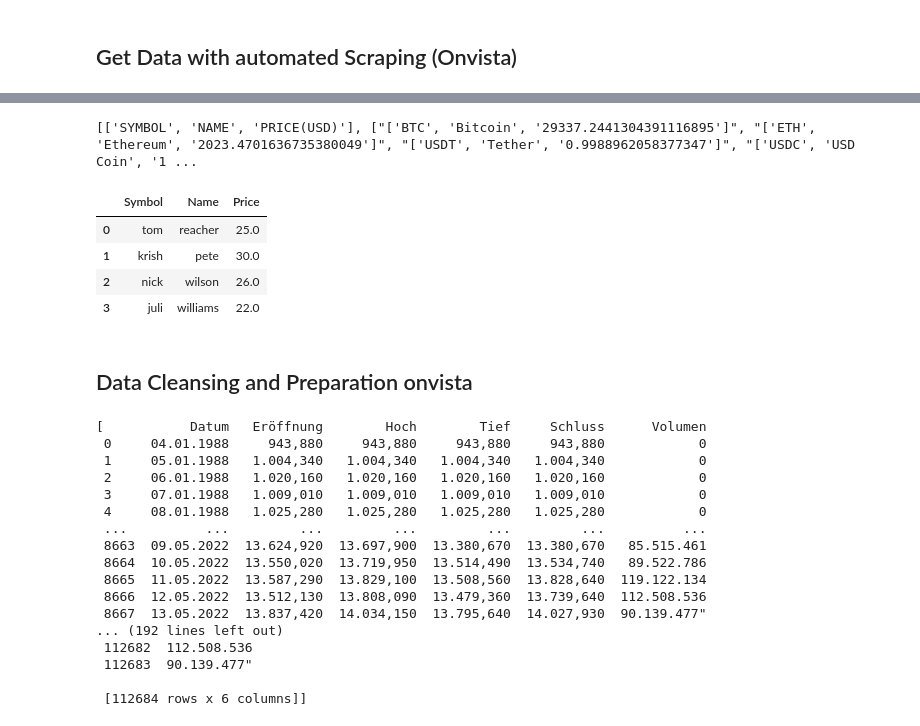
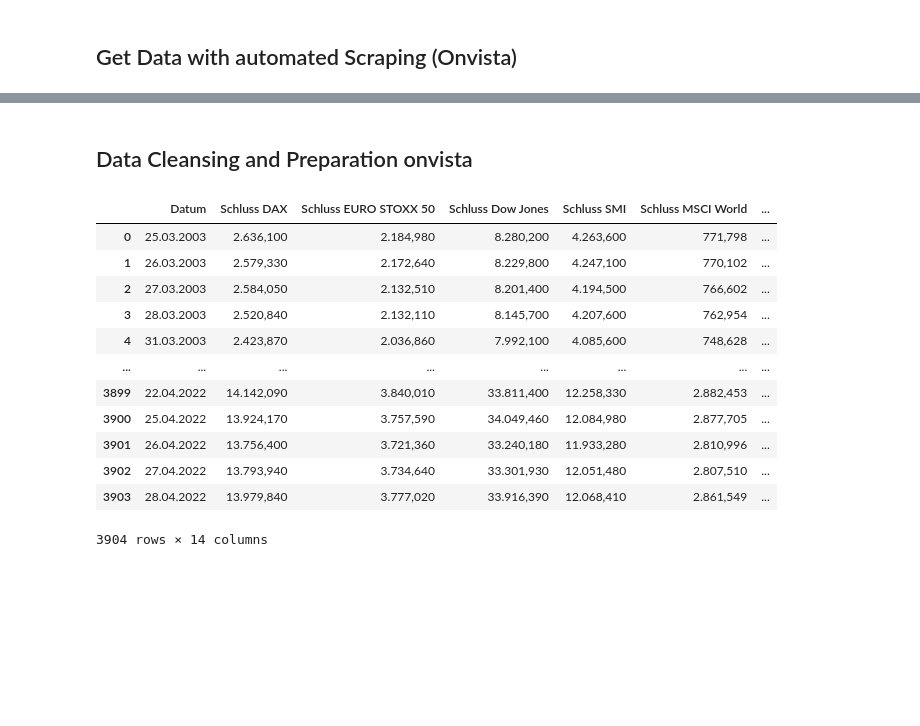
Before and after one commit to SvenKonermann/DataScience, a Jupyter notebook: onvista_Webscraping_ADS_Project.ipynb, the cells around one changed output, grey strips where cells are left out. Saved outputs shown, nothing was run; the diff lists cells and outputs as text; code cells hidden in the pictures; blank space fills up the shorter version.

```diff
--- a/onvista_Webscraping_ADS_Project.ipynb
+++ b/onvista_Webscraping_ADS_Project.ipynb
@@ -131,67 +88,48 @@ with open('crypto.csv','w',encoding='UTF8', newline='') as f:
-# %%
-import csv
-
-with open('crypto.csv', newline='',) as f:
-    reader = csv.reader(f)
-    data = list(reader)
-
-print(data)
-
-# import pandas as pd
-import pandas as pd
-
-#Liste muss in diesem Format dargestellt werden können.
-# List1
-lst = [['tom', 'reacher', 25], ['krish', 'pete', 30],
-       ['nick', 'wilson', 26], ['juli', 'williams', 22]]
-
-df = pd.DataFrame(lst, columns =['Symbol', 'Name', 'Price'], dtype = float)
-df
-# %% [output]
-[['SYMBOL', 'NAME', 'PRICE(USD)'], ["['BTC', 'Bitcoin', '29337.2441304391116895']", "['ETH', 'Ethereum', '2023.4701636735380049']", "['USDT', 'Tether', '0.9988962058377347']", "['USDC', 'USD Coin', '1 ...
-|  | Symbol | Name | Price |
-| 0 | tom | reacher | 25.0 |
-| 1 | krish | pete | 30.0 |
-| 2 | nick | wilson | 26.0 |
-| 3 | juli | williams | 22.0 |
 # %% [markdown]
 ## Data Cleansing and Preparation onvista
 # %%
 # Load the libraries
 import pandas as pd
 import numpy as np
 import matplotlib.pyplot as plt
 import seaborn as sns
 plt.style.use('seaborn-whitegrid')
 %matplotlib inline
-IndexListe= ["DAX", "EURO STOXX 50", "Dow Jones",  "SMI", "MSCI World", "FTSE", "ATX", "SDAX", "Tec DAX", "NASDAQ 100", "Nikkei", "Hang Song", "SHANGHAI STOCK EXCHANGE B SHARES"]
+IndexListe= ["DAX", "EURO STOXX 50", "Dow Jones",  "SMI", "MSCI World", "FTSE", "ATX", "SDAX", "Tec DAX", "NASDAQ 100", "Nikkei", "Hang Seng", "SHANGHAI STOCK EXCHANGE B SHARES"]
 Indexdf= ["dfDAX", "dfEURO STOXX 50", "dfDow Jones",  "dfSMI", "dfMSCI World", "dfFTSE", "dfATX", "dfSDAX", "dfTec DAX", "dfNASDAQ 100", "dfNikkei", "dfHang Song", "dfSHANGHAI STOCK EXCHANGE B SHARES"]
 x=0
 while x < len(IndexListe):
-    Indexdf[x]= pd.read_csv(IndexListe[x]+".csv", delimiter=' ', header=None, skiprows=2, names=['Datum','Eröffnung','Hoch','Tief','Schluss','Volumen'], index_col=False)
+    Indexdf[x]= pd.read_csv(IndexListe[x]+".csv", delimiter=' ', header=None, skiprows=2, names=['Datum','Eröffnung','Hoch','Tief','Schluss '+ IndexListe[x],'Volumen'], index_col=False)
+    Indexdf[x]=pd.DataFrame(Indexdf[x])
+    Indexdf[x].drop(columns=['Eröffnung','Hoch','Tief','Volumen'], inplace=True)
     x+=1
-#pd.read_csv('Finanzdaten.csv', index_col=False)
-#df = pd.DataFrame(text)
+
+x=1
+result=Indexdf[0]
+while x < len(IndexListe):
+    result=pd.merge(result, Indexdf[x], how="inner", on="Datum")
+    x+=1
+
+result.to_csv("Indizes.csv")
+result
+
 #df
+#result=pd.concat([Indexdf[0], Indexdf[1]], axis=1)
+#result=Indexdf[0].append([Indexdf[1], Indexdf[2], Indexdf[3], Indexdf[4], Indexdf[5], Indexdf[6], Indexdf[7], Indexdf[8], Indexdf[9], Indexdf[10], Indexdf[11], Indexdf[12]])
 
+#result = result.dropna()
 # Show the content of the dataframe:
-
-Indexdf
 # %% [output]
+|  | Datum | Schluss DAX | Schluss EURO STOXX 50 | Schluss Dow Jones | Schluss SMI | Schluss MSCI World | ... |
+| 0 | 25.03.2003 | 2.636,100 | 2.184,980 | 8.280,200 | 4.263,600 | 771,798 | ... |
+| 1 | 26.03.2003 | 2.579,330 | 2.172,640 | 8.229,800 | 4.247,100 | 770,102 | ... |
+| 2 | 27.03.2003 | 2.584,050 | 2.132,510 | 8.201,400 | 4.194,500 | 766,602 | ... |
+| 3 | 28.03.2003 | 2.520,840 | 2.132,110 | 8.145,700 | 4.207,600 | 762,954 | ... |
+| 4 | 31.03.2003 | 2.423,870 | 2.036,860 | 7.992,100 | 4.085,600 | 748,628 | ... |
+| ... | ... | ... | ... | ... | ... | ... | ... |
+| 3899 | 22.04.2022 | 14.142,090 | 3.840,010 | 33.811,400 | 12.258,330 | 2.882,453 | ... |
+| 3900 | 25.04.2022 | 13.924,170 | 3.757,590 | 34.049,460 | 12.084,980 | 2.877,705 | ... |
+| 3901 | 26.04.2022 | 13.756,400 | 3.721,360 | 33.240,180 | 11.933,280 | 2.810,996 | ... |
+| 3902 | 27.04.2022 | 13.793,940 | 3.734,640 | 33.301,930 | 12.051,480 | 2.807,510 | ... |
+| 3903 | 28.04.2022 | 13.979,840 | 3.777,020 | 33.916,390 | 12.068,410 | 2.861,549 | ... |
-[           Datum   Eröffnung        Hoch        Tief     Schluss      Volumen
- 0     04.01.1988     943,880     943,880     943,880     943,880            0
- 1     05.01.1988   1.004,340   1.004,340   1.004,340   1.004,340            0
- 2     06.01.1988   1.020,160   1.020,160   1.020,160   1.020,160            0
- 3     07.01.1988   1.009,010   1.009,010   1.009,010   1.009,010            0
- 4     08.01.1988   1.025,280   1.025,280   1.025,280   1.025,280            0
- ...          ...         ...         ...         ...         ...          ...
- 8663  09.05.2022  13.624,920  13.697,900  13.380,670  13.380,670   85.515.461
- 8664  10.05.2022  13.550,020  13.719,950  13.514,490  13.534,740   89.522.786
- 8665  11.05.2022  13.587,290  13.829,100  13.508,560  13.828,640  119.122.134
- 8666  12.05.2022  13.512,130  13.808,090  13.479,360  13.739,640  112.508.536
- 8667  13.05.2022  13.837,420  14.034,150  13.795,640  14.027,930  90.139.477"
-... (192 lines left out)
- 112682  112.508.536
- 112683  90.139.477"
-
- [112684 rows x 6 columns]]
+3904 rows × 14 columns
```
Also changed, not shown: parts of 24 cells of this notebook, 1 other file.
